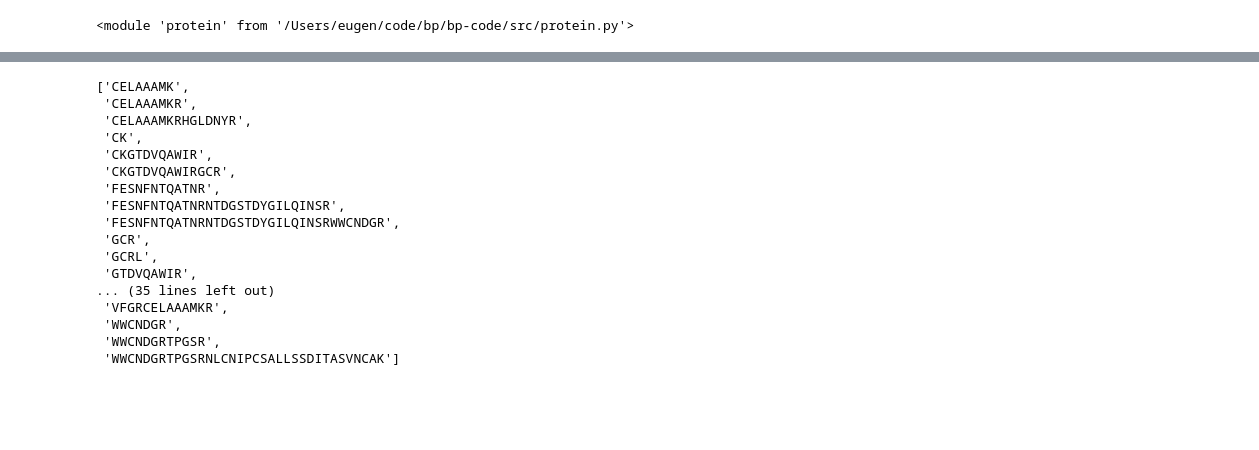
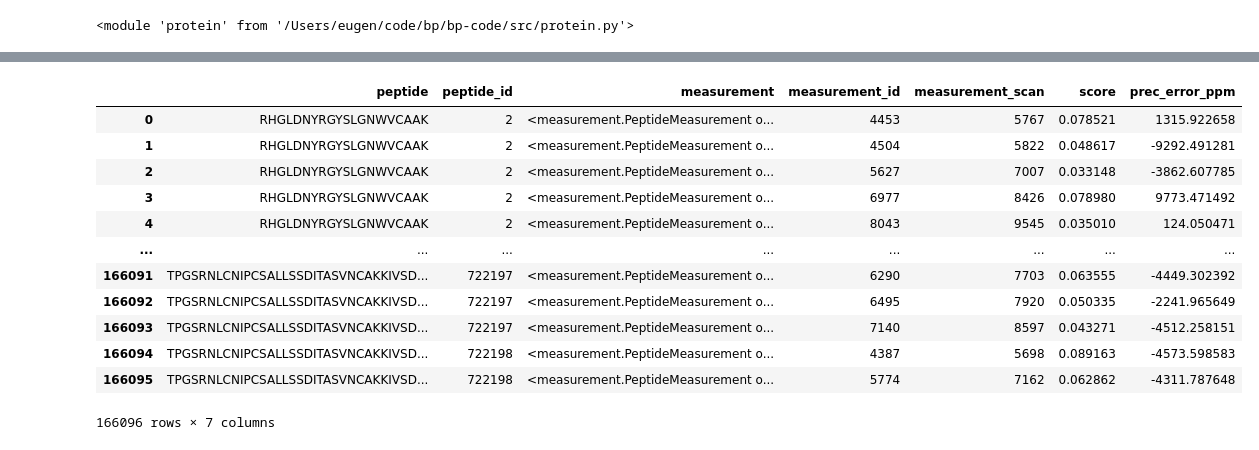
Before and after one commit to Eugleo/dibby, a Jupyter notebook: src/analysis.ipynb, the cells around one changed output, grey strips where cells are left out. Drawn from its saved outputs; the diff is of its cells as text; code cells hidden in the pictures; blank space fills up the shorter version.

```diff
--- a/src/analysis.ipynb
+++ b/src/analysis.ipynb
@@ -37,0 +247,8 @@ measurements = list(read_mgf("../data/mgf/190318_LYS_RAT_50x_05.mgf"))
+# %%
+count_76_94 = 0
+
+for (m, p) in result:
+    if len(p.peptides) == 1 and "NLCNIPCSALLSSDITASVNCAK" in str(p):
+        count_76_94 += 1
+
+count_76_94
@@ -99,10 +420,7 @@ df.to_csv("../out/lys_analysis_rat.csv", index=False)
 def show_match(
     msmnt, peptide, multiplier=measurement.binary_multiplier(tolerance_ppm=10)
 ):
-    if peptide.ismerged:
-        generated = peptide.noncysteine_fragment_masses
-    else:
-        generated = peptide.fragment_masses
+    generated = peptide.fragment_masses
 
     indices = np.searchsorted(msmnt.masses_padded, generated)
     left = multiplier(generated, msmnt.masses_padded[indices - 1])
@@ -150,8 +468,3 @@ def show_match(
             ndigits=2,
         ),
     }
-
-
-m = measurements[8237]
-p = peptides[2355]
-pprint(show_match(m, p))
@@ -209,27 +470,0 @@ sorted([str(p) for p in peptides if str(p).startswith("FES")])
-# %%
-# FESNFNTQATNRNTDGSTDYGILQINSR
-peptides_initial = trypsin(LYS)
-peptides_skip = {
-    (peptides_initial[i][0], peptides_initial[i + s][1])
-    for s in range(2 + 1)
-    for i in range(len(peptides_initial) - s)
-}
-sorted([LYS[b:e] for b, e in peptides_skip])
-# %% [output]
-['CELAAAMK',
- 'CELAAAMKR',
- 'CELAAAMKRHGLDNYR',
- 'CK',
- 'CKGTDVQAWIR',
- 'CKGTDVQAWIRGCR',
- 'FESNFNTQATNR',
- 'FESNFNTQATNRNTDGSTDYGILQINSR',
- 'FESNFNTQATNRNTDGSTDYGILQINSRWWCNDGR',
- 'GCR',
- 'GCRL',
- 'GTDVQAWIR',
-... (35 lines left out)
- 'VFGRCELAAAMKR',
- 'WWCNDGR',
- 'WWCNDGRTPGSR',
- 'WWCNDGRTPGSRNLCNIPCSALLSSDITASVNCAK']
@@ -235,0 +479,26 @@ sorted([LYS[b:e] for b, e in peptides_skip])
+# %%
+source = "../out/190318_LYS_AT_50x_05_scores.pickle"
+dicts = []
+with open(source, "rb") as file:
+    while True:
+        try:
+            for p in pickle.load(file):
+                dicts.append(p)
+        except:
+            break
+df = pd.DataFrame(dicts)
+df
+# %% [output]
+|  | peptide | peptide_id | measurement | measurement_id | measurement_scan | score | prec_error_ppm |
+| 0 | RHGLDNYRGYSLGNWVCAAK | 2 | <measurement.PeptideMeasurement o... | 4453 | 5767 | 0.078521 | 1315.922658 |
+| 1 | RHGLDNYRGYSLGNWVCAAK | 2 | <measurement.PeptideMeasurement o... | 4504 | 5822 | 0.048617 | -9292.491281 |
+| 2 | RHGLDNYRGYSLGNWVCAAK | 2 | <measurement.PeptideMeasurement o... | 5627 | 7007 | 0.033148 | -3862.607785 |
+| 3 | RHGLDNYRGYSLGNWVCAAK | 2 | <measurement.PeptideMeasurement o... | 6977 | 8426 | 0.078980 | 9773.471492 |
+| 4 | RHGLDNYRGYSLGNWVCAAK | 2 | <measurement.PeptideMeasurement o... | 8043 | 9545 | 0.035010 | 124.050471 |
+| ... | ... | ... | ... | ... | ... | ... | ... |
+| 166091 | TPGSRNLCNIPCSALLSSDITASVNCAKKIVSD... | 722197 | <measurement.PeptideMeasurement o... | 6290 | 7703 | 0.063555 | -4449.302392 |
+| 166092 | TPGSRNLCNIPCSALLSSDITASVNCAKKIVSD... | 722197 | <measurement.PeptideMeasurement o... | 6495 | 7920 | 0.050335 | -2241.965649 |
+| 166093 | TPGSRNLCNIPCSALLSSDITASVNCAKKIVSD... | 722197 | <measurement.PeptideMeasurement o... | 7140 | 8597 | 0.043271 | -4512.258151 |
+| 166094 | TPGSRNLCNIPCSALLSSDITASVNCAKKIVSD... | 722198 | <measurement.PeptideMeasurement o... | 4387 | 5698 | 0.089163 | -4573.598583 |
+| 166095 | TPGSRNLCNIPCSALLSSDITASVNCAKKIVSD... | 722198 | <measurement.PeptideMeasurement o... | 5774 | 7162 | 0.062862 | -4311.787648 |
+166096 rows × 7 columns
```
Also changed, not shown: parts of 27 cells of this notebook, 3 other files.
